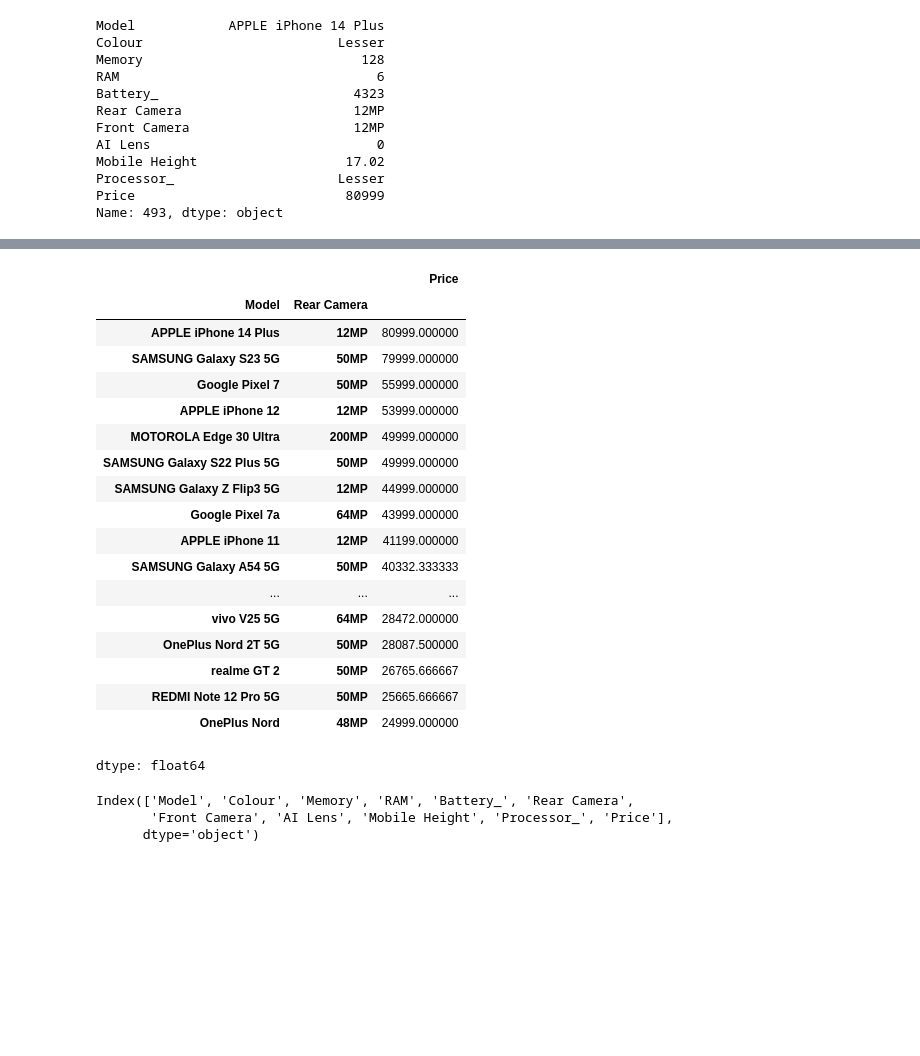
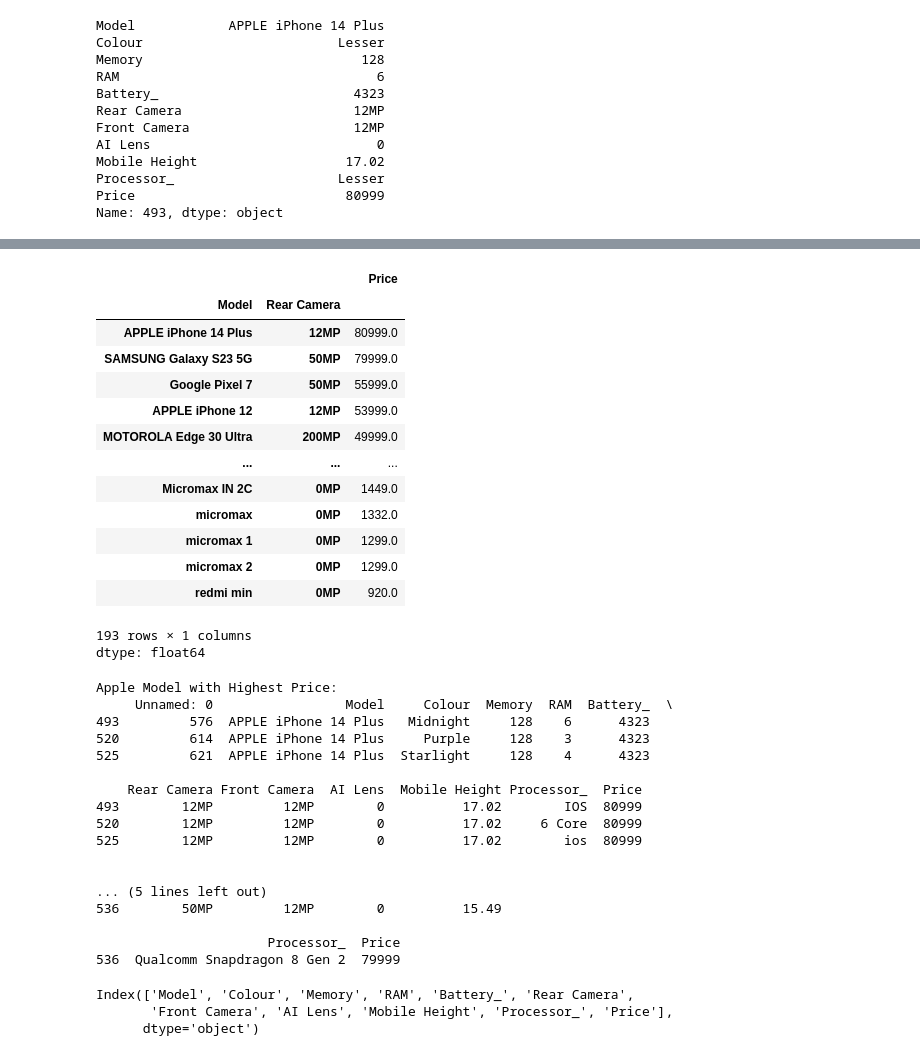
Before and after one commit to Deb052024/Machine-Prediction, a Jupyter notebook: Mobile_Handset_Price.ipynb, the cells around one changed output, grey strips where cells are left out. Drawn from its saved outputs; the diff is of its cells as text; code cells hidden in the pictures; blank space fills up the shorter version.

```diff
--- a/Mobile_Handset_Price.ipynb
+++ b/Mobile_Handset_Price.ipynb
@@ -407,25 +357,59 @@ Model: APPLE iPhone 14 Plus, Highest Price: 80999
 # %%
-df.groupby(['Model','Rear Camera'])['Price'].mean().sort_values(ascending=False).head(30)
+df.groupby(['Model','Rear Camera'])['Price'].mean().sort_values(ascending=False)
 # %% [output]
 |  |  | Price |
 | Model | Rear Camera |  |
-| APPLE iPhone 14 Plus | 12MP | 80999.000000 |
-| SAMSUNG Galaxy S23 5G | 50MP | 79999.000000 |
-| Google Pixel 7 | 50MP | 55999.000000 |
-| APPLE iPhone 12 | 12MP | 53999.000000 |
-| MOTOROLA Edge 30 Ultra | 200MP | 49999.000000 |
-| SAMSUNG Galaxy S22 Plus 5G | 50MP | 49999.000000 |
-| SAMSUNG Galaxy Z Flip3 5G | 12MP | 44999.000000 |
-| Google Pixel 7a | 64MP | 43999.000000 |
-| APPLE iPhone 11 | 12MP | 41199.000000 |
-| SAMSUNG Galaxy A54 5G | 50MP | 40332.333333 |
+| APPLE iPhone 14 Plus | 12MP | 80999.0 |
+| SAMSUNG Galaxy S23 5G | 50MP | 79999.0 |
+| Google Pixel 7 | 50MP | 55999.0 |
+| APPLE iPhone 12 | 12MP | 53999.0 |
+| MOTOROLA Edge 30 Ultra | 200MP | 49999.0 |
 | ... | ... | ... |
-| vivo V25 5G | 64MP | 28472.000000 |
-| OnePlus Nord 2T 5G | 50MP | 28087.500000 |
-| realme GT 2 | 50MP | 26765.666667 |
-| REDMI Note 12 Pro 5G | 50MP | 25665.666667 |
-| OnePlus Nord | 48MP | 24999.000000 |
+| Micromax IN 2C | 0MP | 1449.0 |
+| micromax | 0MP | 1332.0 |
+| micromax 1 | 0MP | 1299.0 |
+| micromax 2 | 0MP | 1299.0 |
+| redmi min | 0MP | 920.0 |
+193 rows × 1 columns
 dtype: float64
+# %%
+# prompt: find the model details with apple and samsung model name and highest price for both the models
+
+# Find the highest price for Apple models
+apple_df = df[df['Model'].str.contains('Apple', case=False, na=False)]
+highest_apple_price = apple_df['Price'].max()
+apple_highest_price_details = apple_df[apple_df['Price'] == highest_apple_price]
+
+# Find the highest price for Samsung models
+samsung_df = df[df['Model'].str.contains('Samsung', case=False, na=False)]
+highest_samsung_price = samsung_df['Price'].max()
+samsung_highest_price_details = samsung_df[samsung_df['Price'] == highest_samsung_price]
+
+
+print("Apple Model with Highest Price:")
+print(apple_highest_price_details)
+print("\n")
+
+print("Samsung Model with Highest Price:")
+print(samsung_highest_price_details)
+# %% [output]
+Apple Model with Highest Price:
+     Unnamed: 0                 Model     Colour  Memory  RAM  Battery_  \
+493         576  APPLE iPhone 14 Plus   Midnight     128    6      4323
+520         614  APPLE iPhone 14 Plus     Purple     128    3      4323
+525         621  APPLE iPhone 14 Plus  Starlight     128    4      4323
+
+    Rear Camera Front Camera  AI Lens  Mobile Height Processor_  Price
+493        12MP         12MP        0          17.02        IOS  80999
+520        12MP         12MP        0          17.02     6 Core  80999
+525        12MP         12MP        0          17.02        ios  80999
+
+
+... (5 lines left out)
+536        50MP         12MP        0          15.49
+
+                      Processor_  Price
+536  Qualcomm Snapdragon 8 Gen 2  79999
 # %%
 df_final.columns
 # %% [output]
```
Also changed, not shown: parts of 29 cells of this notebook.
